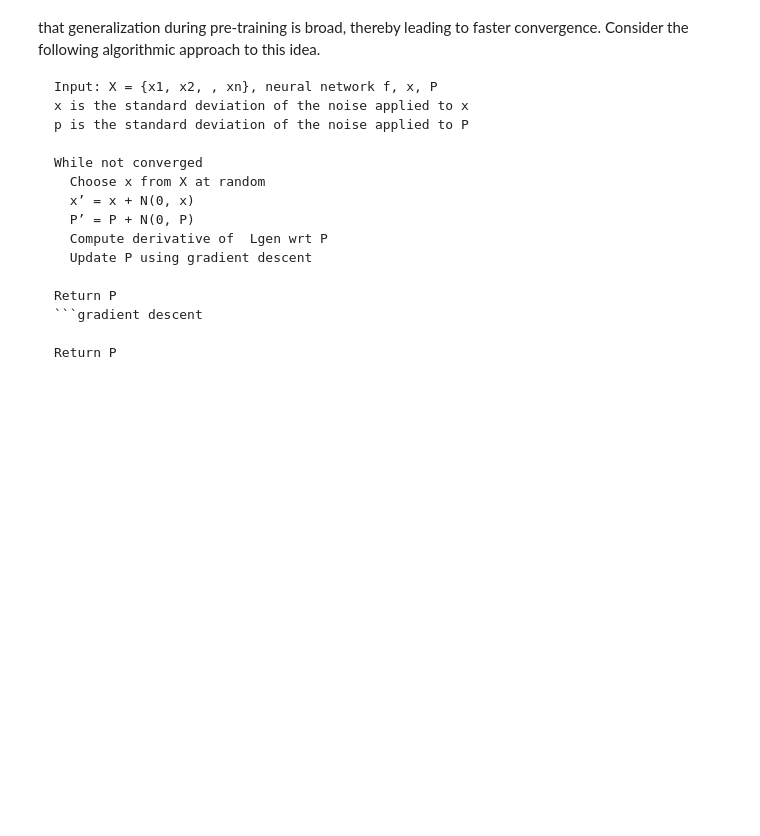
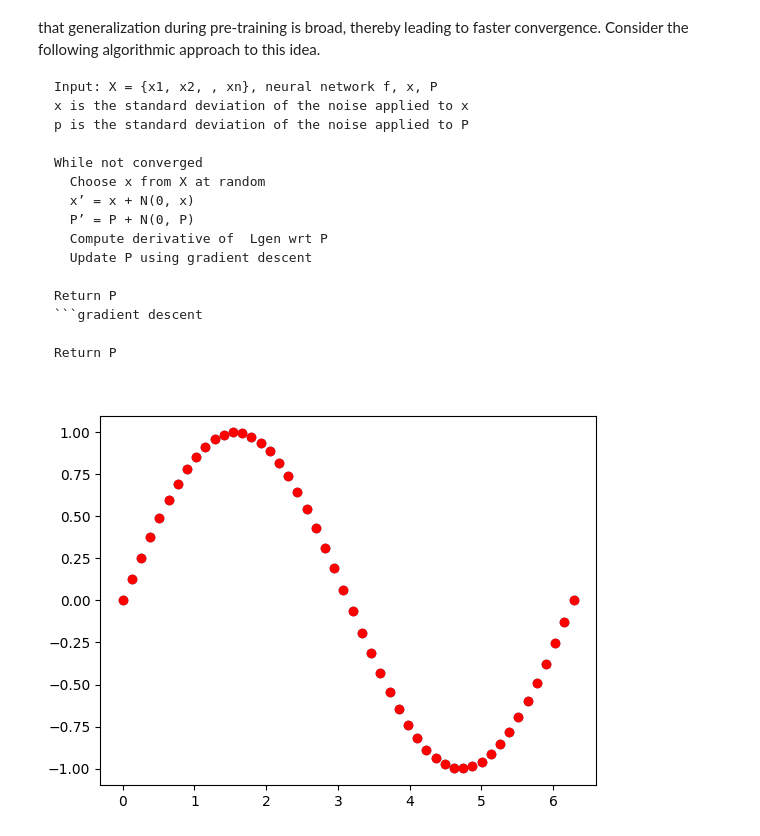
Before and after one commit to AS0berle/generalization-preconditioning, a Jupyter notebook: initial_exploration/exploration.ipynb, the cells around one changed output. Saved outputs shown, nothing was run; the diff lists cells and outputs as text; code cells hidden in the pictures; blank space fills up the shorter version.

Commit message:
Implment basic ANN for modeling sine function

```diff
--- a/initial_exploration/exploration.ipynb
+++ b/initial_exploration/exploration.ipynb
@@ -67,0 +69,33 @@ optimizer = torch.optim.Adam(sin_model.parameters(), lr=1e-4)
+# %%
+class SineDataset(Dataset):
+    # Implement noise later
+    def __init__(self, num_samples, start=0, stop=2*math.pi, include_noise=False):
+        self.num_samples = num_samples
+        self.start = start
+        self.stop = start
+
+        pts = np.linspace(start, stop, num_samples)
+        self.data = torch.from_numpy(pts).to(torch.float32)
+        self.labels = torch.sin(self.data).to(torch.float32)
+
+    def __len__(self):
+        return self.num_samples
+
+    def __getitem__(self, idx):
+        return self.data[idx], self.labels[idx]
+
+    def get_data(self):
+        return self.data
+
+    def get_labels(self):
+        return self.labels
+# %%
+train_data = SineDataset(50)
+test_data = SineDataset(50)
+plt.scatter(train_data.get_data().numpy(), train_data.get_labels().numpy())
+plt.scatter(test_data.get_data().numpy(), test_data.get_labels().numpy(), color='red')
+
+train_dataloader = DataLoader(train_data, batch_size=1, shuffle=True)
+test_dataloader = DataLoader(test_data, batch_size=1, shuffle=True)
+# %% [output]
+[figure, added]
```
Also changed, not shown: parts of 6 cells of this notebook.
